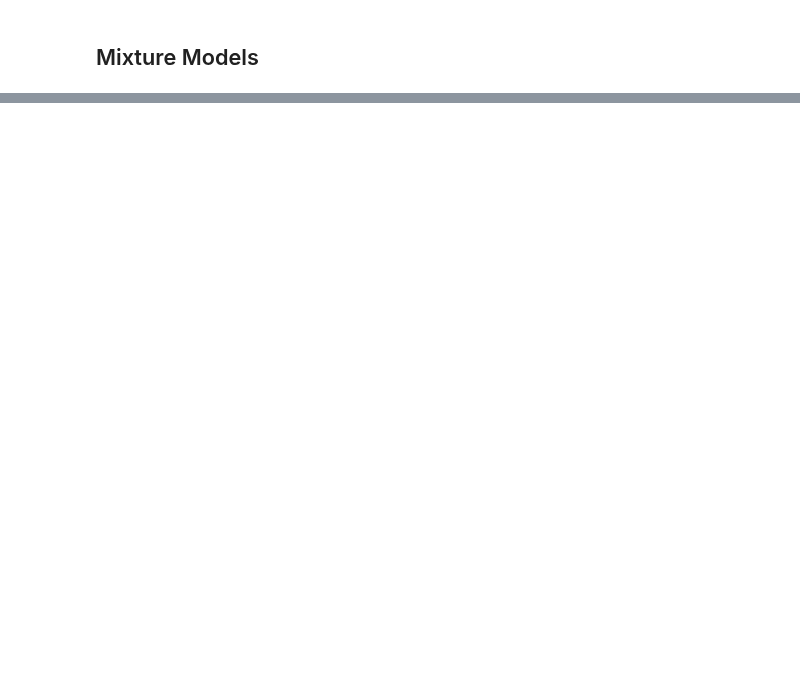
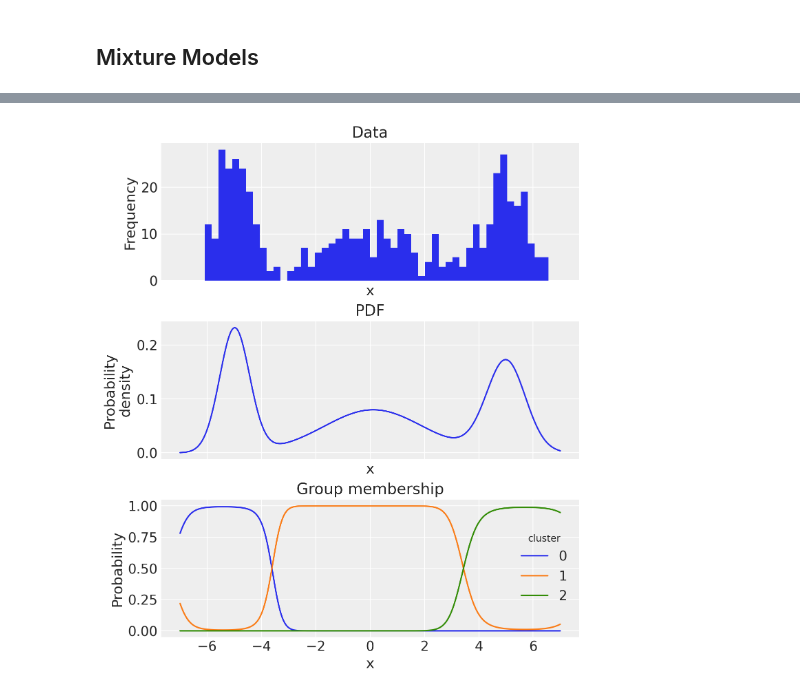
Before and after one commit to Seb-Unit8/Unit8_Wroclaw_lectures, a Jupyter notebook: lecture_2/3_Mixture_models.ipynb, the cells around one changed output, grey strips where cells are left out. Saved outputs shown, nothing was run; the diff lists cells and outputs as text; code cells hidden in the pictures; blank space fills up the shorter version.

```diff
--- a/lecture_2/3_Mixture_models.ipynb
+++ b/lecture_2/3_Mixture_models.ipynb
@@ -82,0 +62,18 @@ with model:
+# %%
+xi = np.linspace(-7, 7, 500)
+post = idata.posterior
+pdf_components = XrContinuousRV(norm, post["μ"], post["σ"]).pdf(xi) * post["w"]
+pdf = pdf_components.sum("cluster")
+
+fig, ax = plt.subplots(3, 1, figsize=(7, 8), sharex=True)
+# empirical histogram
+ax[0].hist(x, 50)
+ax[0].set(title="Data", xlabel="x", ylabel="Frequency")
+# pdf
+pdf_components.mean(dim=["chain", "draw"]).sum("cluster").plot.line(ax=ax[1])
+ax[1].set(title="PDF", xlabel="x", ylabel="Probability\ndensity")
+# plot group membership probabilities
+(pdf_components / pdf).mean(dim=["chain", "draw"]).plot.line(hue="cluster", ax=ax[2])
+ax[2].set(title="Group membership", xlabel="x", ylabel="Probability");
+# %% [output]
+[figure, added]
```
Also changed, not shown: parts of 15 cells of this notebook, 7 other files.
